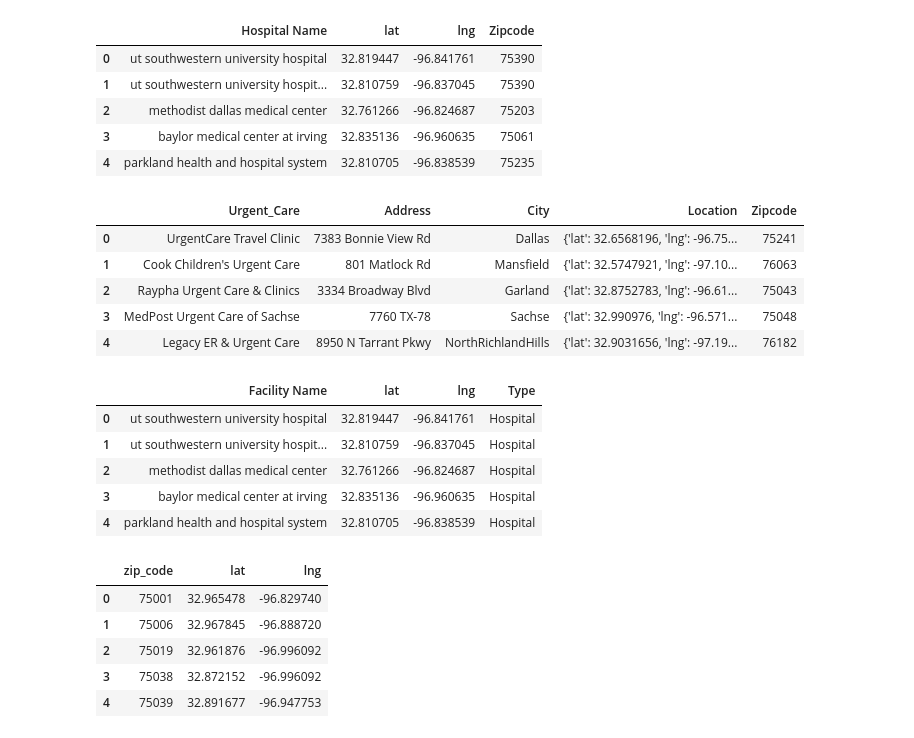
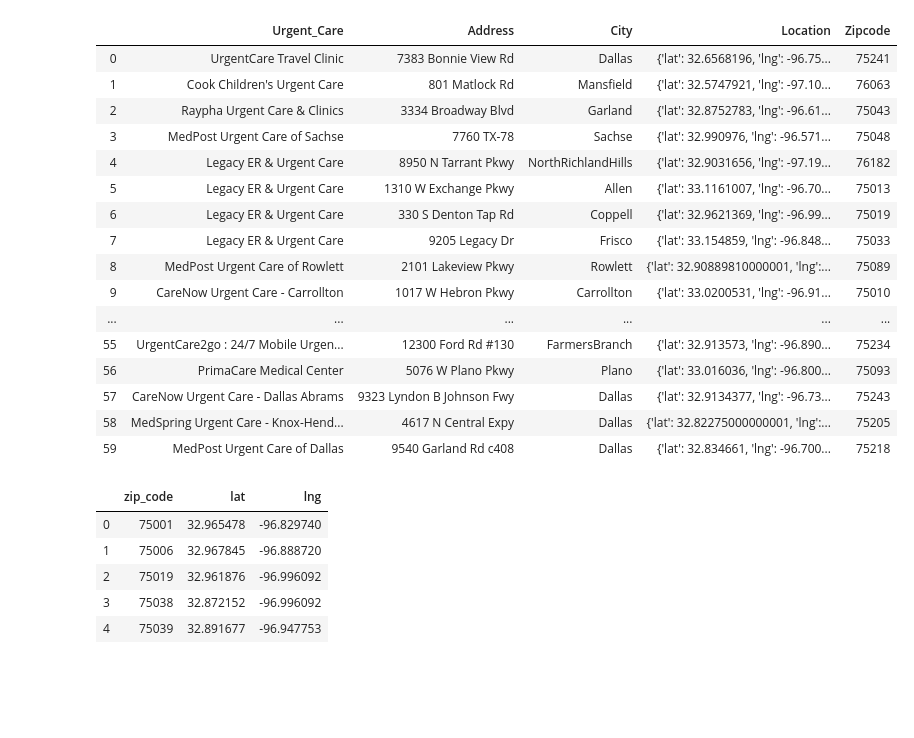
Before and after one commit to ChristinaWuerz/Project1, a Jupyter notebook: FinalPresentation.ipynb, the cells around one changed output. Saved outputs shown, nothing was run; the diff lists cells and outputs as text; code cells hidden in the pictures; blank space fills up the shorter version.

```diff
--- a/FinalPresentation.ipynb
+++ b/FinalPresentation.ipynb
@@ -26,39 +11,33 @@ census.head()
-# %%
-#import hospital data csv for dallas county
-hospitals = pd.read_csv("HospitalLatLong.csv")
-hospitals.head()
-# %% [output]
-|  | Hospital Name | lat | lng | Zipcode |
-| 0 | ut southwestern university hospital | 32.819447 | -96.841761 | 75390 |
-| 1 | ut southwestern university hospit... | 32.810759 | -96.837045 | 75390 |
-| 2 | methodist dallas medical center | 32.761266 | -96.824687 | 75203 |
-| 3 | baylor medical center at irving | 32.835136 | -96.960635 | 75061 |
-| 4 | parkland health and hospital system | 32.810705 | -96.838539 | 75235 |
-# %%
-#import urgent care csv file for dallas county
-clinics = pd.read_csv("ClinicMasterZips.csv")
-
-
-clinics2 = pd.read_csv("ClinicCount.csv")
-
-clinics.head()
-# %% [output]
-|  | Urgent_Care | Address | City | Location | Zipcode |
-| 0 | UrgentCare Travel Clinic | 7383 Bonnie View Rd | Dallas | {'lat': 32.6568196, 'lng': -96.75... | 75241 |
-| 1 | Cook Children's Urgent Care | 801 Matlock Rd | Mansfield | {'lat': 32.5747921, 'lng': -97.10... | 76063 |
-| 2 | Raypha Urgent Care & Clinics | 3334 Broadway Blvd | Garland | {'lat': 32.8752783, 'lng': -96.61... | 75043 |
-| 3 | MedPost Urgent Care of Sachse | 7760 TX-78 | Sachse | {'lat': 32.990976, 'lng': -96.571... | 75048 |
-| 4 | Legacy ER & Urgent Care | 8950 N Tarrant Pkwy | NorthRichlandHills | {'lat': 32.9031656, 'lng': -97.19... | 76182 |
-# %%
-all_facility_types = pd.read_csv("FacilityTypes.csv")
-all_facility_types.head()
-# %% [output]
-|  | Facility Name | lat | lng | Type |
-| 0 | ut southwestern university hospital | 32.819447 | -96.841761 | Hospital |
-| 1 | ut southwestern university hospit... | 32.810759 | -96.837045 | Hospital |
-| 2 | methodist dallas medical center | 32.761266 | -96.824687 | Hospital |
-| 3 | baylor medical center at irving | 32.835136 | -96.960635 | Hospital |
-| 4 | parkland health and hospital system | 32.810705 | -96.838539 | Hospital |
+# %%
+#import census data csv for dallas county
+census = pd.read_csv("Resources/DallasCensusData.csv")
+
+#import hospital data csv for dallas county
+hospitals = pd.read_csv("Resources/HospitalLatLong.csv")
+
+#import Clinic Zips
+clinics_zips=pd.read_csv("Resources/ClinicMasterZips.csv")
+
+#import urgent care csv file for dallas county
+clinics = pd.read_csv("Resources/ClinicMasterComplete.csv")
+# %% [output]
+|  | Urgent_Care | Address | City | Location | Zipcode |
+| 0 | UrgentCare Travel Clinic | 7383 Bonnie View Rd | Dallas | {'lat': 32.6568196, 'lng': -96.75... | 75241 |
+| 1 | Cook Children's Urgent Care | 801 Matlock Rd | Mansfield | {'lat': 32.5747921, 'lng': -97.10... | 76063 |
+| 2 | Raypha Urgent Care & Clinics | 3334 Broadway Blvd | Garland | {'lat': 32.8752783, 'lng': -96.61... | 75043 |
+| 3 | MedPost Urgent Care of Sachse | 7760 TX-78 | Sachse | {'lat': 32.990976, 'lng': -96.571... | 75048 |
+| 4 | Legacy ER & Urgent Care | 8950 N Tarrant Pkwy | NorthRichlandHills | {'lat': 32.9031656, 'lng': -97.19... | 76182 |
+| 5 | Legacy ER & Urgent Care | 1310 W Exchange Pkwy | Allen | {'lat': 33.1161007, 'lng': -96.70... | 75013 |
+| 6 | Legacy ER & Urgent Care | 330 S Denton Tap Rd | Coppell | {'lat': 32.9621369, 'lng': -96.99... | 75019 |
+| 7 | Legacy ER & Urgent Care | 9205 Legacy Dr | Frisco | {'lat': 33.154859, 'lng': -96.848... | 75033 |
+| 8 | MedPost Urgent Care of Rowlett | 2101 Lakeview Pkwy | Rowlett | {'lat': 32.90889810000001, 'lng':... | 75089 |
+| 9 | CareNow Urgent Care - Carrollton | 1017 W Hebron Pkwy | Carrollton | {'lat': 33.0200531, 'lng': -96.91... | 75010 |
+| ... | ... | ... | ... | ... | ... |
+| 55 | UrgentCare2go : 24/7 Mobile Urgen... | 12300 Ford Rd #130 | FarmersBranch | {'lat': 32.913573, 'lng': -96.890... | 75234 |
+| 56 | PrimaCare Medical Center | 5076 W Plano Pkwy | Plano | {'lat': 33.016036, 'lng': -96.800... | 75093 |
+| 57 | CareNow Urgent Care - Dallas Abrams | 9323 Lyndon B Johnson Fwy | Dallas | {'lat': 32.9134377, 'lng': -96.73... | 75243 |
+| 58 | MedSpring Urgent Care - Knox-Hend... | 4617 N Central Expy | Dallas | {'lat': 32.82275000000001, 'lng':... | 75205 |
+| 59 | MedPost Urgent Care of Dallas | 9540 Garland Rd c408 | Dallas | {'lat': 32.834661, 'lng': -96.700... | 75218 |
 # %%
 #loop through census data to obtain lat and lng for each zipcode
 zip_codes = ["75001","75006","75019","75038","75039","75040","75041","75042","75043","75044","75048","75050","75051","75052","75054","75060","75061","75062","75063","75080","75081","75082","75088","75089","75104","75115","75116","75134","75137","75141","75146","75149","75150","75159","75172","75180","75181","75182","75201","75202","75203","75204","75205","75206","75207","75208","75209","75210","75211","75212","75214","75215","75216","75217","75218","75219","75220","75223","75224","75225","75226","75227","75228","75229","75230","75231","75232","75233","75234","75235","75236","75237","75238","75240","75241","75243","75244","75246","75247","75248","75249","75251","75253","75254","75270","75390"]
```
Also changed, not shown: parts of 8 cells of this notebook, 34 other files.
